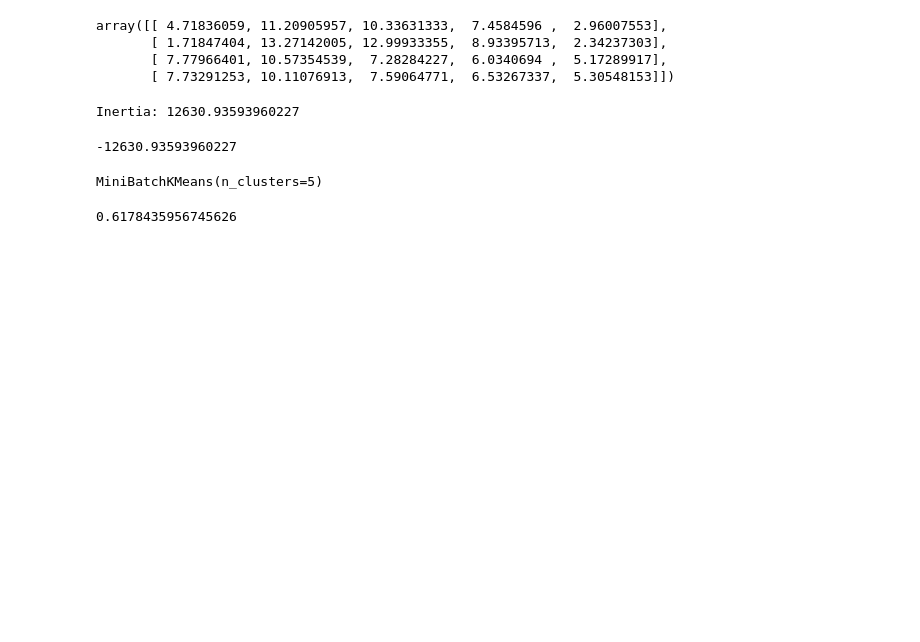
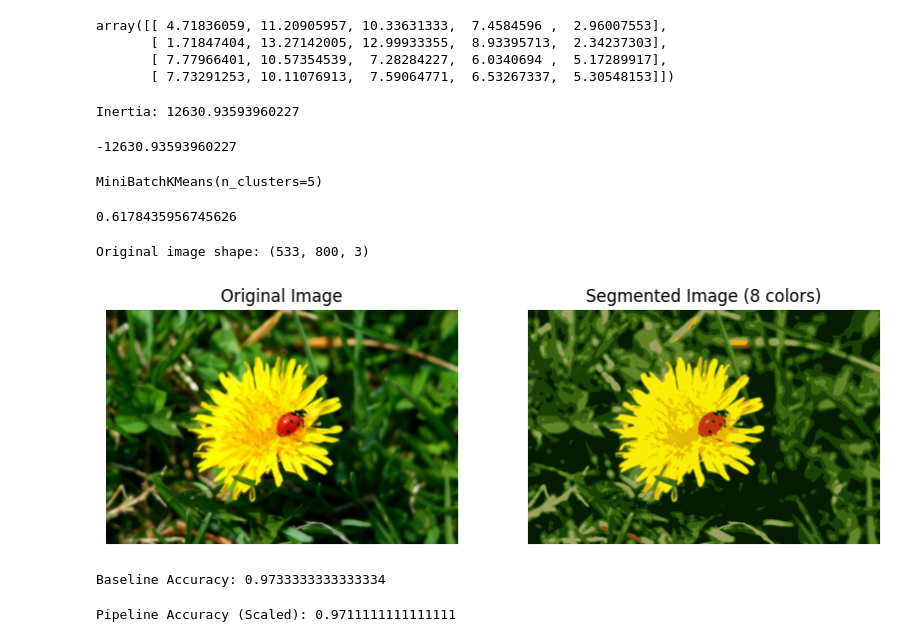
Before and after one commit to Sina-mjd/hands-on-machine-learning, a Jupyter notebook: chapter_09_Unsupervised_Learning_Techinques/Unsupervised Learning Techniques.ipynb, the cells around one changed output. Saved outputs shown, nothing was run; the diff lists cells and outputs as text; code cells hidden in the pictures; blank space fills up the shorter version.

Commit message:
Add K-Means applications: Image Segmentation, Preprocessing Pipelines, and Semi-Supervised Learning

```diff
--- a/chapter_09_Unsupervised_Learning_Techinques/Unsupervised Learning Techniques.ipynb
+++ b/chapter_09_Unsupervised_Learning_Techinques/Unsupervised Learning Techniques.ipynb
@@ -91,3 +91,72 @@ from sklearn.metrics import silhouette_score
 silhouette_score(X, kmeans.labels_)
 # %% [output]
 0.6178435956745626
+# %%
+import os
+from matplotlib.image import imread
+import urllib.request
+
+url = "https://raw.githubusercontent.com/ageron/handson-ml2/master/images/unsupervised_learning/ladybug.png"
+urllib.request.urlretrieve(url, "ladybug.png")
+
+image = imread("ladybug.png")
+print("Original image shape:", image.shape)
+# %% [output]
+Original image shape: (533, 800, 3)
+# %%
+from sklearn.cluster import KMeans
+import matplotlib.pyplot as plt
+
+X = image.reshape(-1, 3)
+
+k = 8
+kmeans = KMeans(n_clusters=k, random_state=42).fit(X)
+
+segmented_img = kmeans.cluster_centers_[kmeans.labels_]
+
+segmented_img = segmented_img.reshape(image.shape)
+
+plt.figure(figsize=(10, 5))
+plt.subplot(1, 2, 1)
+plt.title("Original Image")
+plt.imshow(image)
+plt.axis('off')
+
+plt.subplot(1, 2, 2)
+plt.title(f"Segmented Image ({k} colors)")
+plt.imshow(segmented_img)
+plt.axis('off')
+
+plt.show()
+# %% [output]
+[figure, added]
+# %%
+from sklearn.datasets import load_digits
+from sklearn.model_selection import train_test_split
+from sklearn.linear_model import LogisticRegression
+
+X_digits, y_digits = load_digits(return_X_y=True)
+X_train, X_test, y_train, y_test = train_test_split(X_digits, y_digits, random_state=42)
+
+log_reg = LogisticRegression(random_state=42, max_iter=1000)
+log_reg.fit(X_train, y_train)
+
+print("Baseline Accuracy:", log_reg.score(X_test, y_test))
+# %% [output]
+Baseline Accuracy: 0.9733333333333334
+# %%
+from sklearn.pipeline import Pipeline
+from sklearn.cluster import KMeans
+from sklearn.linear_model import LogisticRegression
+from sklearn.preprocessing import StandardScaler
+
+pipeline = Pipeline([
+    ("kmeans", KMeans(n_clusters=50, random_state=42)),
+    ("scaler", StandardScaler()),
+    ("log_reg", LogisticRegression(max_iter=5000, random_state=42))
+])
+
+pipeline.fit(X_train, y_train)
+print("Pipeline Accuracy (Scaled):", pipeline.score(X_test, y_test))
+# %% [output]
+Pipeline Accuracy (Scaled): 0.9711111111111111
```
Also changed, not shown: parts of 5 cells of this notebook, 2 other files.
